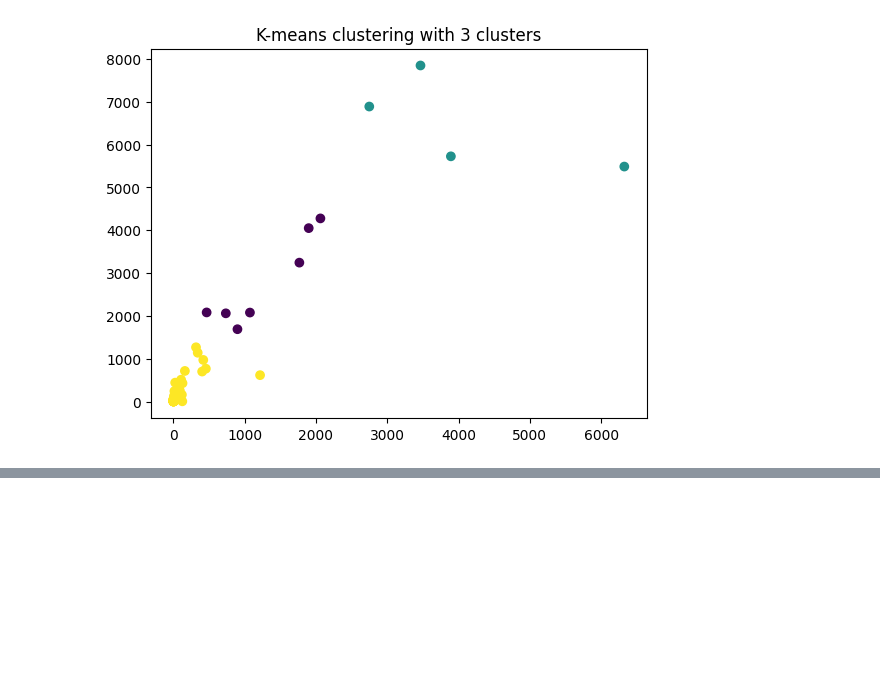
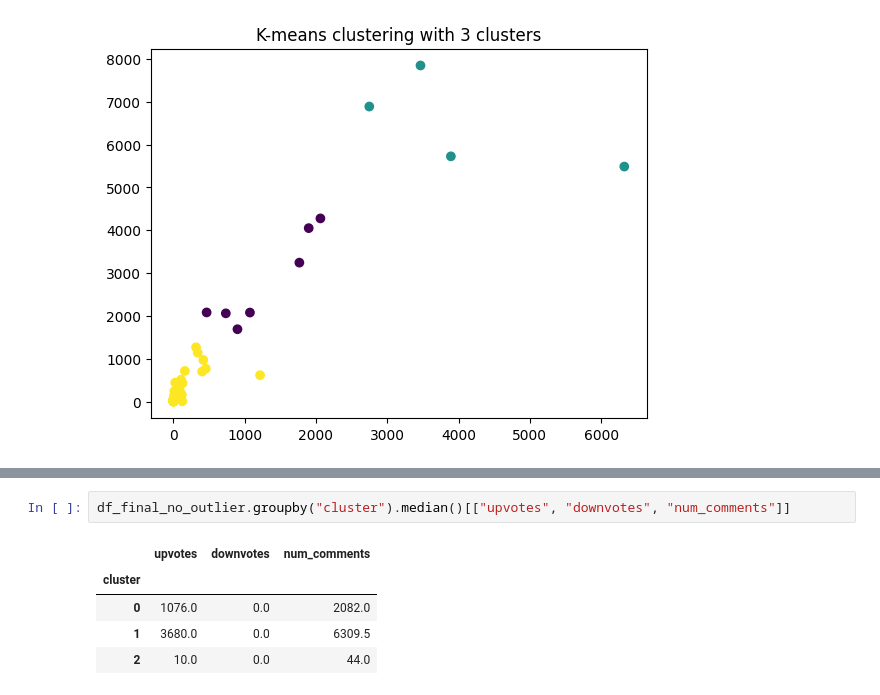
Before and after one commit to lengher289/Portfolio, a Jupyter notebook: reddit_pro_git/reddit_data_project.ipynb, the cells around one changed output, grey strips where cells are left out. Saved outputs shown, nothing was run; the diff lists cells and outputs as text; blank space fills up the shorter version.

```diff
--- a/reddit_pro_git/reddit_data_project.ipynb
+++ b/reddit_pro_git/reddit_data_project.ipynb
@@ -240,0 +252,8 @@ plt.show()
+# %%
+df_final_no_outlier.groupby("cluster").median()[["upvotes", "downvotes", "num_comments"]]
+# %% [output]
+|  | upvotes | downvotes | num_comments |
+| cluster |  |  |  |
+| 0 | 1076.0 | 0.0 | 2082.0 |
+| 1 | 3680.0 | 0.0 | 6309.5 |
+| 2 | 10.0 | 0.0 | 44.0 |
```
Also changed, not shown: parts of 2 cells of this notebook.
